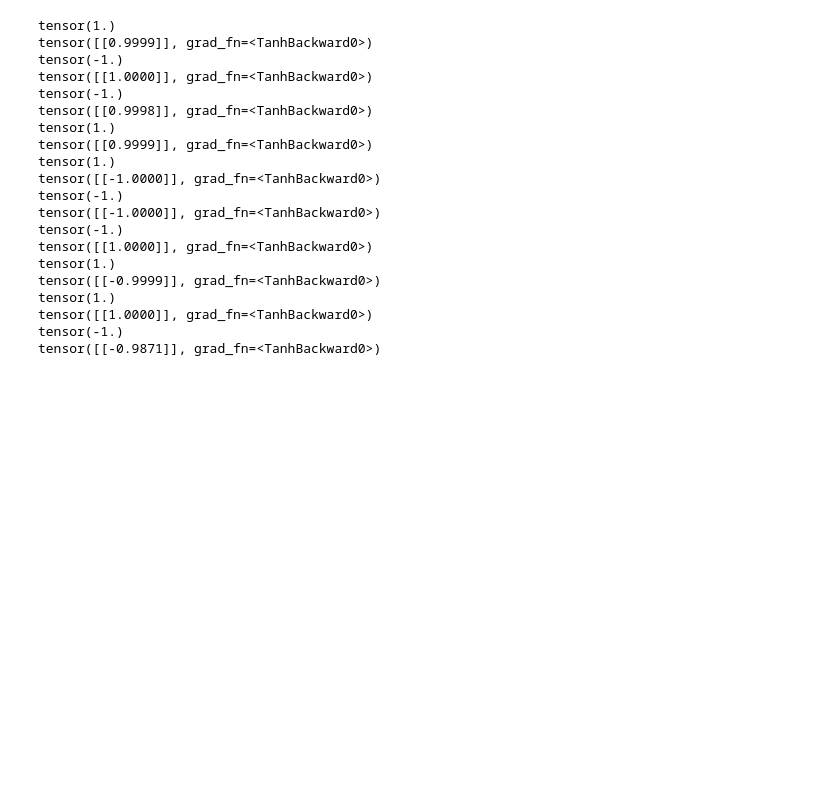
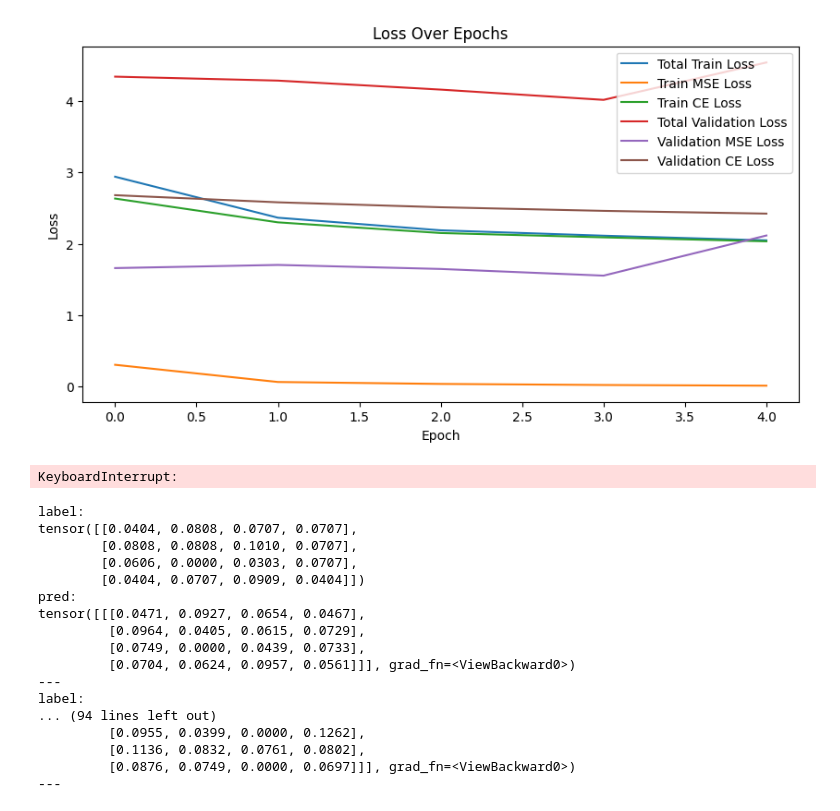
Before and after one commit to paulkroe/HexSolver, a Jupyter notebook: demo.ipynb, the cells around one changed output. Saved outputs shown, nothing was run; the diff lists cells and outputs as text; code cells hidden in the pictures; blank space fills up the shorter version.

```diff
--- a/demo.ipynb
+++ b/demo.ipynb
@@ -201,0 +234,29 @@ agent_.train(data, 500, 0.001, 4)
+# %%
+import random
+import Game.Hex as hex
+importlib.reload(hex)
+
+import Game.Hex as hex
+importlib.reload(hex)
+import Data.preprocess_data as preprocess_data
+importlib.reload(preprocess_data)
+import Agent.Networks.CNN as cnn
+importlib.reload(cnn)
+import Agent.MCTS as mcts
+importlib.reload(mcts)
+import tests.RandomModel as random_model
+importlib.reload(random_model)
+import Agent.agent as agent
+importlib.reload(agent)
+import Training.SelfPlay as self_play
+importlib.reload(self_play)
+
+model = cnn.AlphaZeroNetwork(hex.SIZE, hex.SIZE)
+agent_ = agent.Agent(model)
+
+for _ in range(2):
+    SelfGame = self_play.SelfPlay(agent_)
+    data = SelfGame.generate_data(10, 0.9, shuffle=True)
+    print(f"len(data): {len(data)}")
+    agent_.train(data, epochs=5, lr=0.0001, batch_size=4, l2=0.5)
+# %% [output]
@@ -202,28 +275,30 @@ agent_.train(data, 500, 0.001, 4)
+[figure, added]
+KeyboardInterrupt:
 # %%
 eval_data = random.choices(data, k=10)
 model.eval()
 for d in eval_data:
-    print(d[-1])
-    print(model(d[0].unsqueeze(dim=0), d[1].unsqueeze(dim=0))[0])
+    print("label: ")
+    print(d[-2])
+    print("pred: ")
+    print(model(d[0].unsqueeze(dim=0), d[1].unsqueeze(dim=0))[1])
+    print("---")
 model.train();
 # %% [output]
-tensor(1.)
-tensor([[0.9999]], grad_fn=<TanhBackward0>)
-tensor(-1.)
-tensor([[1.0000]], grad_fn=<TanhBackward0>)
-tensor(-1.)
-tensor([[0.9998]], grad_fn=<TanhBackward0>)
-tensor(1.)
-tensor([[0.9999]], grad_fn=<TanhBackward0>)
-tensor(1.)
-tensor([[-1.0000]], grad_fn=<TanhBackward0>)
-tensor(-1.)
-tensor([[-1.0000]], grad_fn=<TanhBackward0>)
-tensor(-1.)
-tensor([[1.0000]], grad_fn=<TanhBackward0>)
-tensor(1.)
-tensor([[-0.9999]], grad_fn=<TanhBackward0>)
-tensor(1.)
-tensor([[1.0000]], grad_fn=<TanhBackward0>)
-tensor(-1.)
-tensor([[-0.9871]], grad_fn=<TanhBackward0>)
+label:
+tensor([[0.0404, 0.0808, 0.0707, 0.0707],
+        [0.0808, 0.0808, 0.1010, 0.0707],
+        [0.0606, 0.0000, 0.0303, 0.0707],
+        [0.0404, 0.0707, 0.0909, 0.0404]])
+pred:
+tensor([[[0.0471, 0.0927, 0.0654, 0.0467],
+         [0.0964, 0.0405, 0.0615, 0.0729],
+         [0.0749, 0.0000, 0.0439, 0.0733],
+         [0.0704, 0.0624, 0.0957, 0.0561]]], grad_fn=<ViewBackward0>)
+---
+label:
+... (94 lines left out)
+         [0.0955, 0.0399, 0.0000, 0.1262],
+         [0.1136, 0.0832, 0.0761, 0.0802],
+         [0.0876, 0.0749, 0.0000, 0.0697]]], grad_fn=<ViewBackward0>)
+---
```
Also changed, not shown: parts of 8 cells of this notebook, 7 other files.
